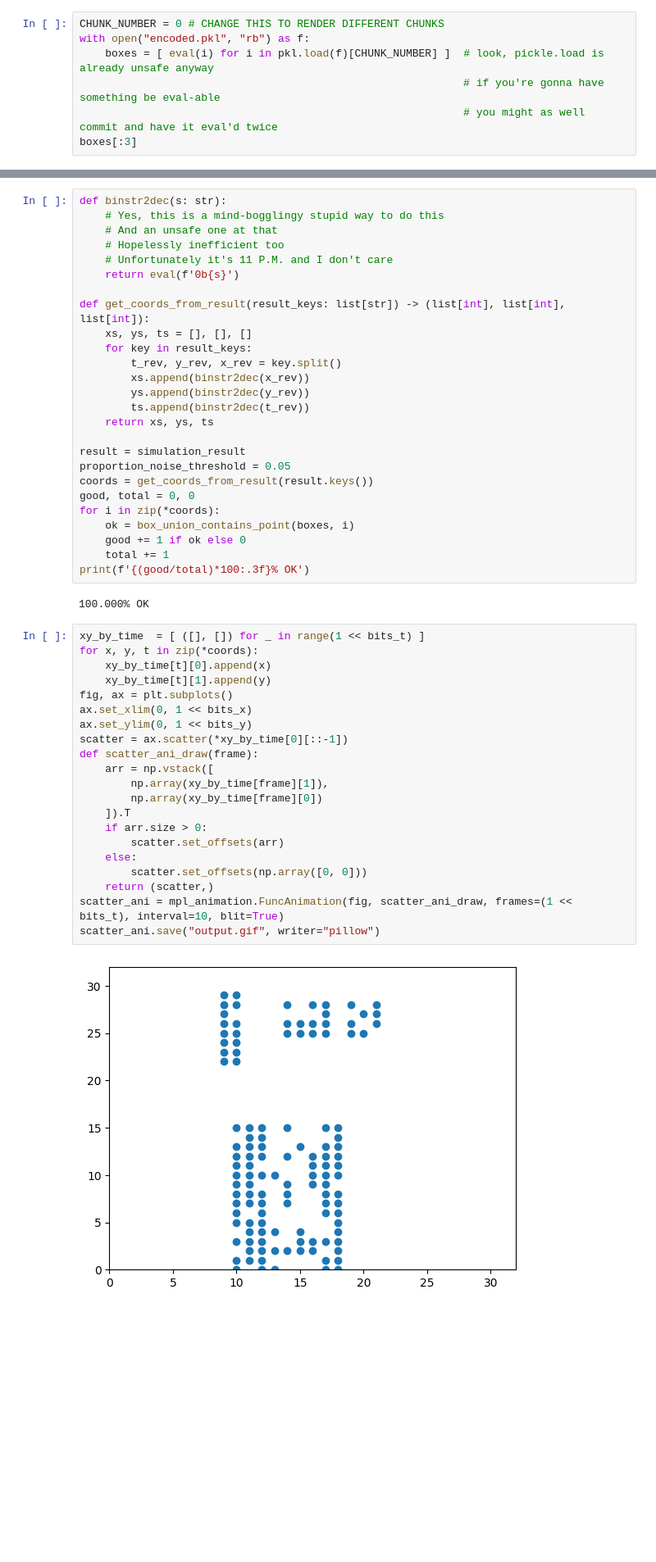
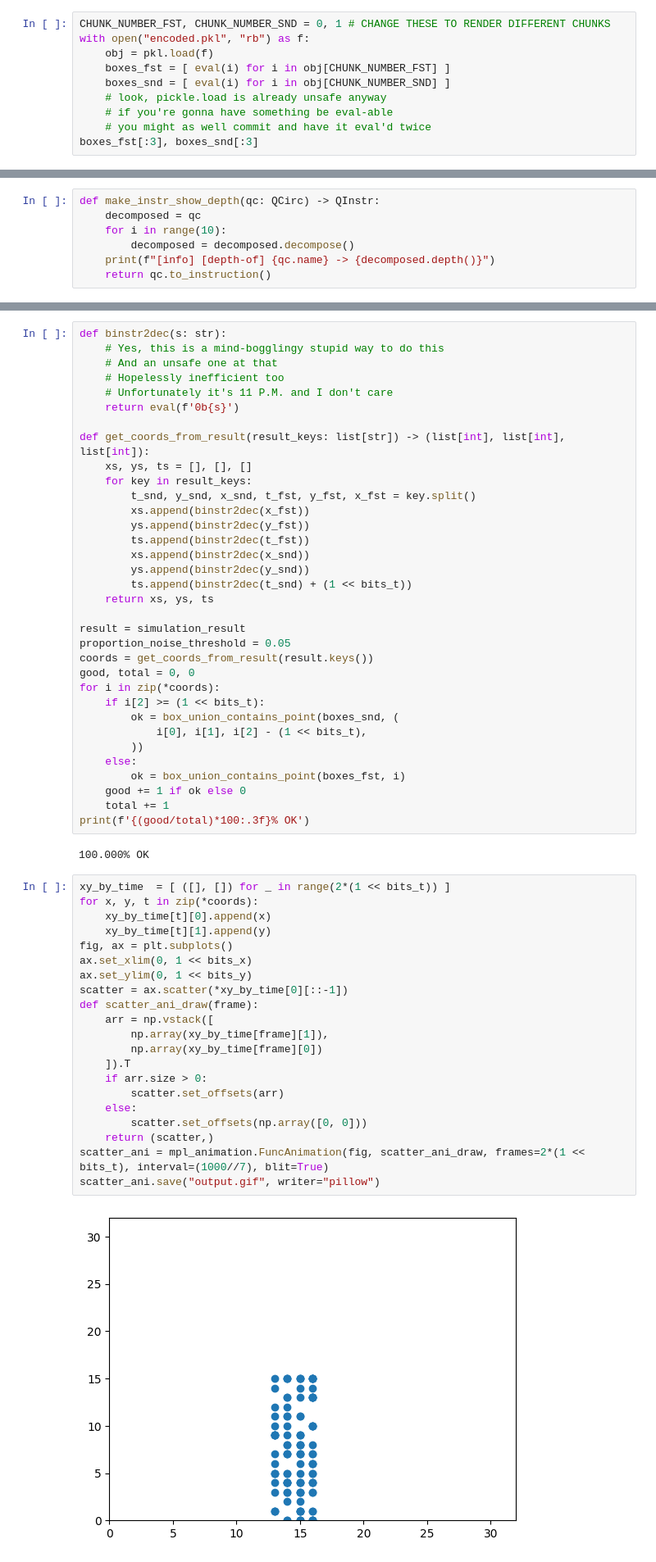
Before and after one commit to K40N/qvc, a Jupyter notebook: q-decoder/Notebook2v2.ipynb, the cells around one changed output, grey strips where cells are left out. Shown at 82% size. Saved outputs shown, nothing was run; the diff lists cells and outputs as text; blank space fills up the shorter version.

```diff
--- a/q-decoder/Notebook2v2.ipynb
+++ b/q-decoder/Notebook2v2.ipynb
@@ -82,10 +85,13 @@ def box_union_contains_point(box_union_of: list[Box], xyt: (int, int, int)):
             return True
     return False
 # %%
-CHUNK_NUMBER = 0 # CHANGE THIS TO RENDER DIFFERENT CHUNKS
+CHUNK_NUMBER_FST, CHUNK_NUMBER_SND = 0, 1 # CHANGE THESE TO RENDER DIFFERENT CHUNKS
 with open("encoded.pkl", "rb") as f:
-    boxes = [ eval(i) for i in pkl.load(f)[CHUNK_NUMBER] ]  # look, pickle.load is already unsafe anyway
-                                                            # if you're gonna have something be eval-able
-                                                            # you might as well commit and have it eval'd twice
-boxes[:3]
+    obj = pkl.load(f)
+    boxes_fst = [ eval(i) for i in obj[CHUNK_NUMBER_FST] ]
+    boxes_snd = [ eval(i) for i in obj[CHUNK_NUMBER_SND] ]
+    # look, pickle.load is already unsafe anyway
+    # if you're gonna have something be eval-able
+    # you might as well commit and have it eval'd twice
+boxes_fst[:3], boxes_snd[:3]
 # %% [output]
@@ -95,3 +104,10 @@ boxes[:3]
+# %%
+def make_instr_show_depth(qc: QCirc) -> QInstr:
+    decomposed = qc
+    for i in range(10):
+        decomposed = decomposed.decompose()
+    print(f"[info] [depth-of] {qc.name} -> {decomposed.depth()}")
+    return qc.to_instruction()
 # %%
 @dataclass(frozen=True)
 class Shift:
@@ -414,10 +472,13 @@ def binstr2dec(s: str):
 def get_coords_from_result(result_keys: list[str]) -> (list[int], list[int], list[int]):
     xs, ys, ts = [], [], []
     for key in result_keys:
-        t_rev, y_rev, x_rev = key.split()
-        xs.append(binstr2dec(x_rev))
-        ys.append(binstr2dec(y_rev))
-        ts.append(binstr2dec(t_rev))
+        t_snd, y_snd, x_snd, t_fst, y_fst, x_fst = key.split()
+        xs.append(binstr2dec(x_fst))
+        ys.append(binstr2dec(y_fst))
+        ts.append(binstr2dec(t_fst))
+        xs.append(binstr2dec(x_snd))
+        ys.append(binstr2dec(y_snd))
+        ts.append(binstr2dec(t_snd) + (1 << bits_t))
     return xs, ys, ts
 
 result = simulation_result
@@ -425,32 +486,37 @@ proportion_noise_threshold = 0.05
 coords = get_coords_from_result(result.keys())
 good, total = 0, 0
 for i in zip(*coords):
-    ok = box_union_contains_point(boxes, i)
+    if i[2] >= (1 << bits_t):
+        ok = box_union_contains_point(boxes_snd, (
+            i[0], i[1], i[2] - (1 << bits_t),
+        ))
+    else:
+        ok = box_union_contains_point(boxes_fst, i)
     good += 1 if ok else 0
     total += 1
 print(f'{(good/total)*100:.3f}% OK')
 # %% [output]
 100.000% OK
 # %%
-xy_by_time  = [ ([], []) for _ in range(1 << bits_t) ]
+xy_by_time  = [ ([], []) for _ in range(2*(1 << bits_t)) ]
 for x, y, t in zip(*coords):
     xy_by_time[t][0].append(x)
     xy_by_time[t][1].append(y)
 fig, ax = plt.subplots()
 ax.set_xlim(0, 1 << bits_x)
 ax.set_ylim(0, 1 << bits_y)
 scatter = ax.scatter(*xy_by_time[0][::-1])
 def scatter_ani_draw(frame):
     arr = np.vstack([
         np.array(xy_by_time[frame][1]),
         np.array(xy_by_time[frame][0])
     ]).T
     if arr.size > 0:
         scatter.set_offsets(arr)
     else:
         scatter.set_offsets(np.array([0, 0]))
     return (scatter,)
-scatter_ani = mpl_animation.FuncAnimation(fig, scatter_ani_draw, frames=(1 << bits_t), interval=10, blit=True)
+scatter_ani = mpl_animation.FuncAnimation(fig, scatter_ani_draw, frames=2*(1 << bits_t), interval=(1000//7), blit=True)
 scatter_ani.save("output.gif", writer="pillow")
 # %% [output]
-[figure, old version]
+[figure, new version]
```
Also changed, not shown: parts of 6 cells of this notebook, 2 other files.
